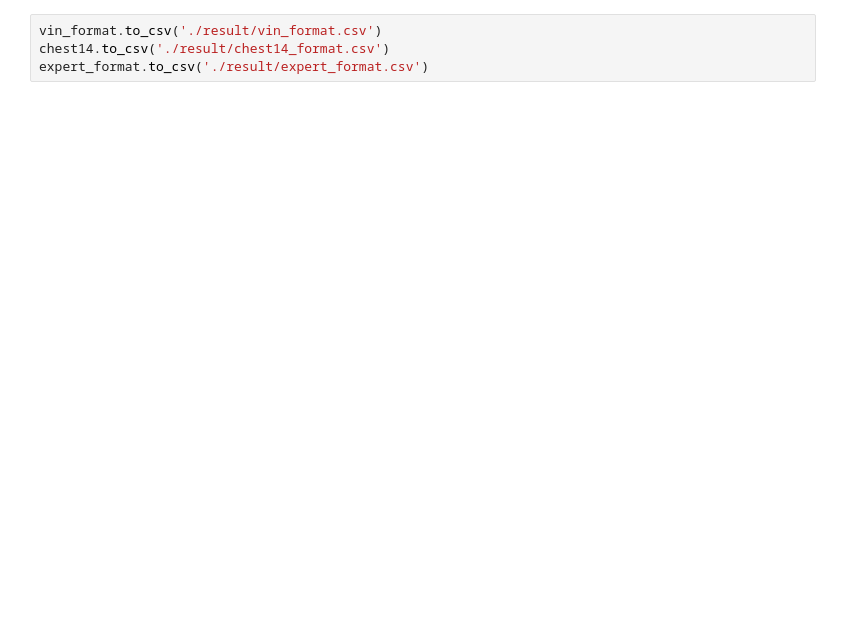
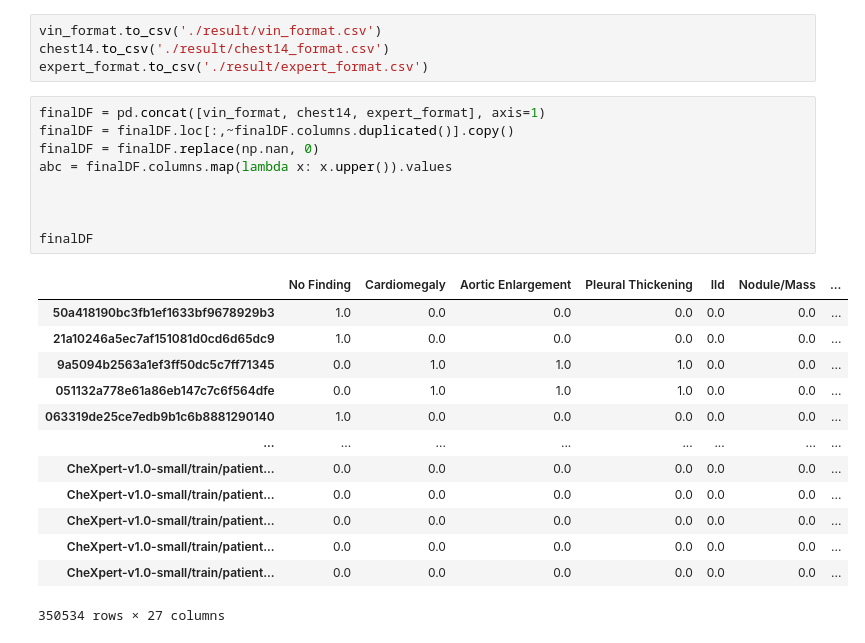
Before and after one commit to Vo-Linh/FDS_midterm, a Jupyter notebook: ch07.ipynb, the cells around one changed output. Saved outputs shown, nothing was run; the diff lists cells and outputs as text; blank space fills up the shorter version.

```diff
--- a/ch07.ipynb
+++ b/ch07.ipynb
@@ -243,3 +244,26 @@ expert_format.head(10)
 vin_format.to_csv('./result/vin_format.csv')
 chest14.to_csv('./result/chest14_format.csv')
 expert_format.to_csv('./result/expert_format.csv')
+# %%
+finalDF = pd.concat([vin_format, chest14, expert_format], axis=1)
+finalDF = finalDF.loc[:,~finalDF.columns.duplicated()].copy()
+finalDF = finalDF.replace(np.nan, 0)
+abc = finalDF.columns.map(lambda x: x.upper()).values
+
+
+
+finalDF
+# %% [output]
+|  | No Finding | Cardiomegaly | Aortic Enlargement | Pleural Thickening | Ild | Nodule/Mass | ... |
+| 50a418190bc3fb1ef1633bf9678929b3 | 1.0 | 0.0 | 0.0 | 0.0 | 0.0 | 0.0 | ... |
+| 21a10246a5ec7af151081d0cd6d65dc9 | 1.0 | 0.0 | 0.0 | 0.0 | 0.0 | 0.0 | ... |
+| 9a5094b2563a1ef3ff50dc5c7ff71345 | 0.0 | 1.0 | 1.0 | 1.0 | 0.0 | 0.0 | ... |
+| 051132a778e61a86eb147c7c6f564dfe | 0.0 | 1.0 | 1.0 | 1.0 | 0.0 | 0.0 | ... |
+| 063319de25ce7edb9b1c6b8881290140 | 1.0 | 0.0 | 0.0 | 0.0 | 0.0 | 0.0 | ... |
+| ... | ... | ... | ... | ... | ... | ... | ... |
+| CheXpert-v1.0-small/train/patient... | 0.0 | 0.0 | 0.0 | 0.0 | 0.0 | 0.0 | ... |
+| CheXpert-v1.0-small/train/patient... | 0.0 | 0.0 | 0.0 | 0.0 | 0.0 | 0.0 | ... |
+| CheXpert-v1.0-small/train/patient... | 0.0 | 0.0 | 0.0 | 0.0 | 0.0 | 0.0 | ... |
+| CheXpert-v1.0-small/train/patient... | 0.0 | 0.0 | 0.0 | 0.0 | 0.0 | 0.0 | ... |
+| CheXpert-v1.0-small/train/patient... | 0.0 | 0.0 | 0.0 | 0.0 | 0.0 | 0.0 | ... |
+350534 rows × 27 columns
```
Also changed, not shown: parts of 2 cells of this notebook.
